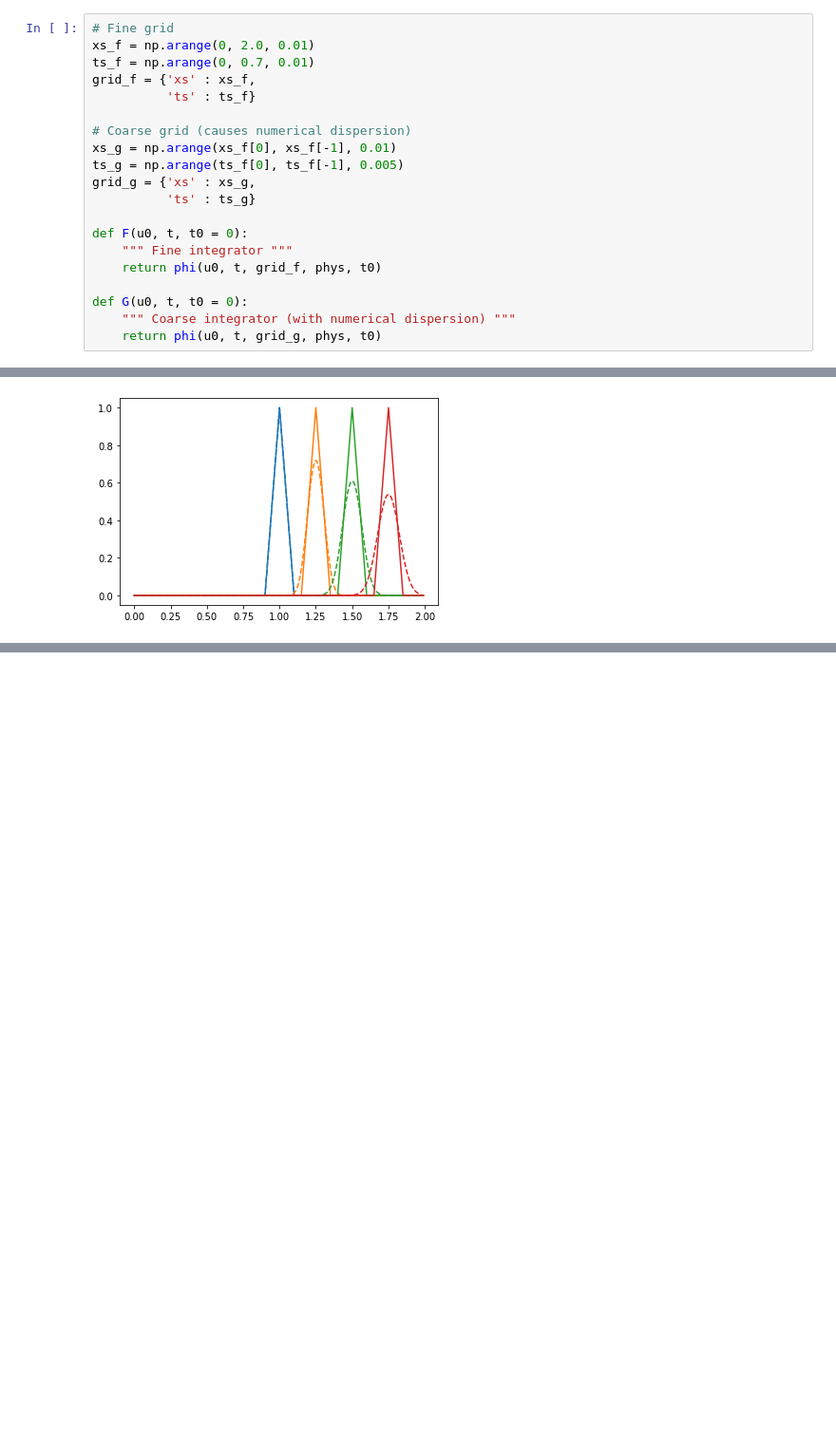
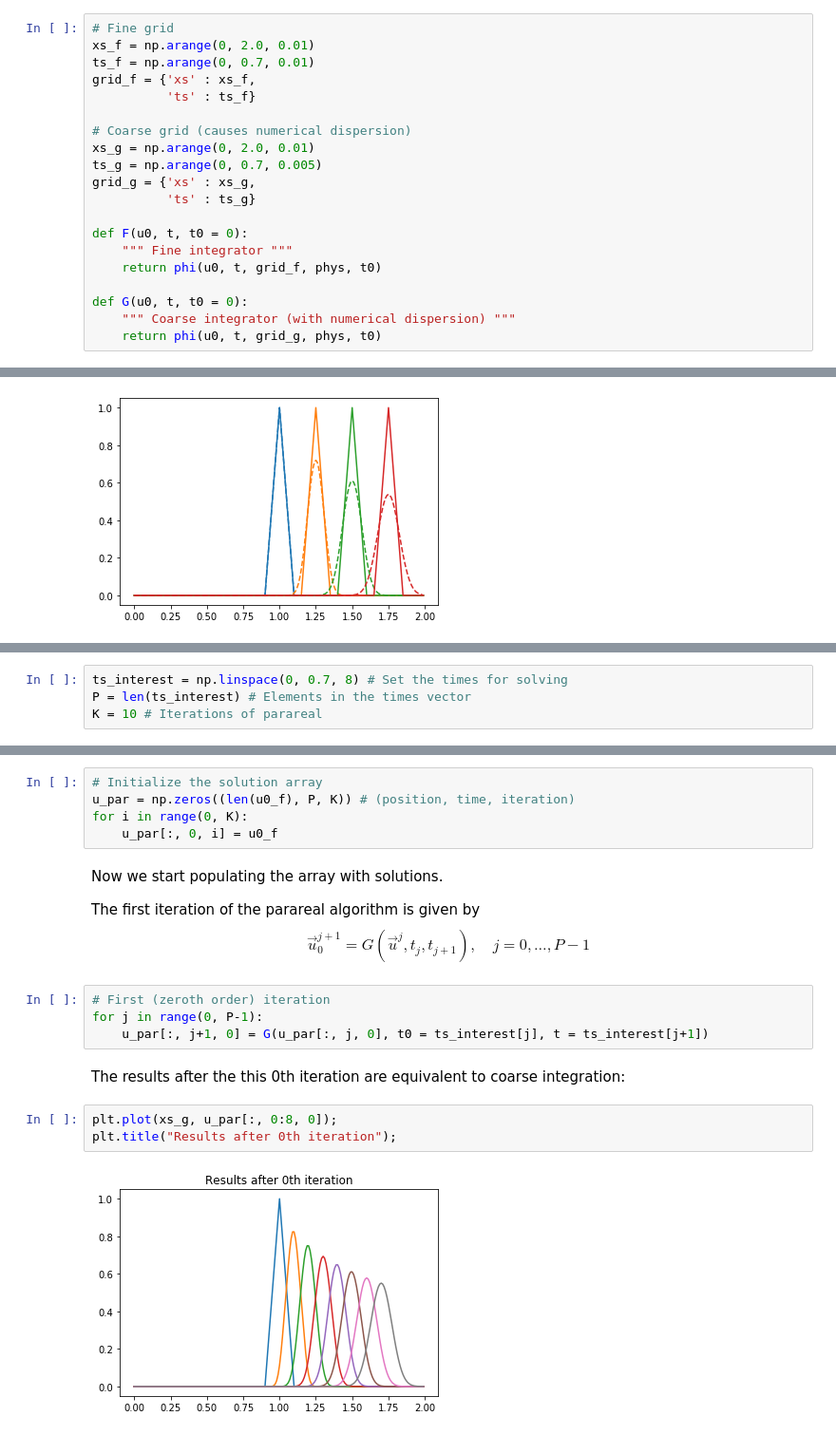
Before and after one commit to ParallelWindfarms/project-documentation, a Jupyter notebook: notebooks/parareal-PDE.ipynb, the cells around one changed output, grey strips where cells are left out. Shown at 95% size. Saved outputs shown, nothing was run; the diff lists cells and outputs as text; blank space fills up the shorter version.

Commit message:
Add working prototype of PDE solved with parareal

```diff
--- a/notebooks/parareal-PDE.ipynb
+++ b/notebooks/parareal-PDE.ipynb
@@ -257,8 +257,8 @@ grid_f = {'xs' : xs_f,
           'ts' : ts_f}
 
 # Coarse grid (causes numerical dispersion)
-xs_g = np.arange(xs_f[0], xs_f[-1], 0.01)
-ts_g = np.arange(ts_f[0], ts_f[-1], 0.005)
+xs_g = np.arange(0, 2.0, 0.01)
+ts_g = np.arange(0, 0.7, 0.005)
 grid_g = {'xs' : xs_g,
           'ts' : ts_g}
 
@@ -290,0 +293,4 @@ plt.plot(xs_g, G(u0_g, 0.75), 'C3', linestyle='--');
+# %%
+ts_interest = np.linspace(0, 0.7, 8) # Set the times for solving
+P = len(ts_interest) # Elements in the times vector
+K = 10 # Iterations of parareal
@@ -290,0 +301,23 @@ plt.plot(xs_g, G(u0_g, 0.75), 'C3', linestyle='--');
+# %%
+# Initialize the solution array
+u_par = np.zeros((len(u0_f), P, K)) # (position, time, iteration)
+for i in range(0, K):
+    u_par[:, 0, i] = u0_f
+# %% [markdown]
+Now we start populating the array with solutions.
+
+The first iteration of the parareal algorithm is given by
+$$
+\vec u^{j+1}_0 = G(\vec u^j, t_j, t_{j+1}), \quad j=0, \ldots, P-1
+$$
+# %%
+# First (zeroth order) iteration
+for j in range(0, P-1):
+    u_par[:, j+1, 0] = G(u_par[:, j, 0], t0 = ts_interest[j], t = ts_interest[j+1])
+# %% [markdown]
+The results after the this 0th iteration are equivalent to coarse integration:
+# %%
+plt.plot(xs_g, u_par[:, 0:8, 0]);
+plt.title("Results after 0th iteration");
+# %% [output]
+[figure, added]
```
Also changed, not shown: parts of 7 cells of this notebook.
